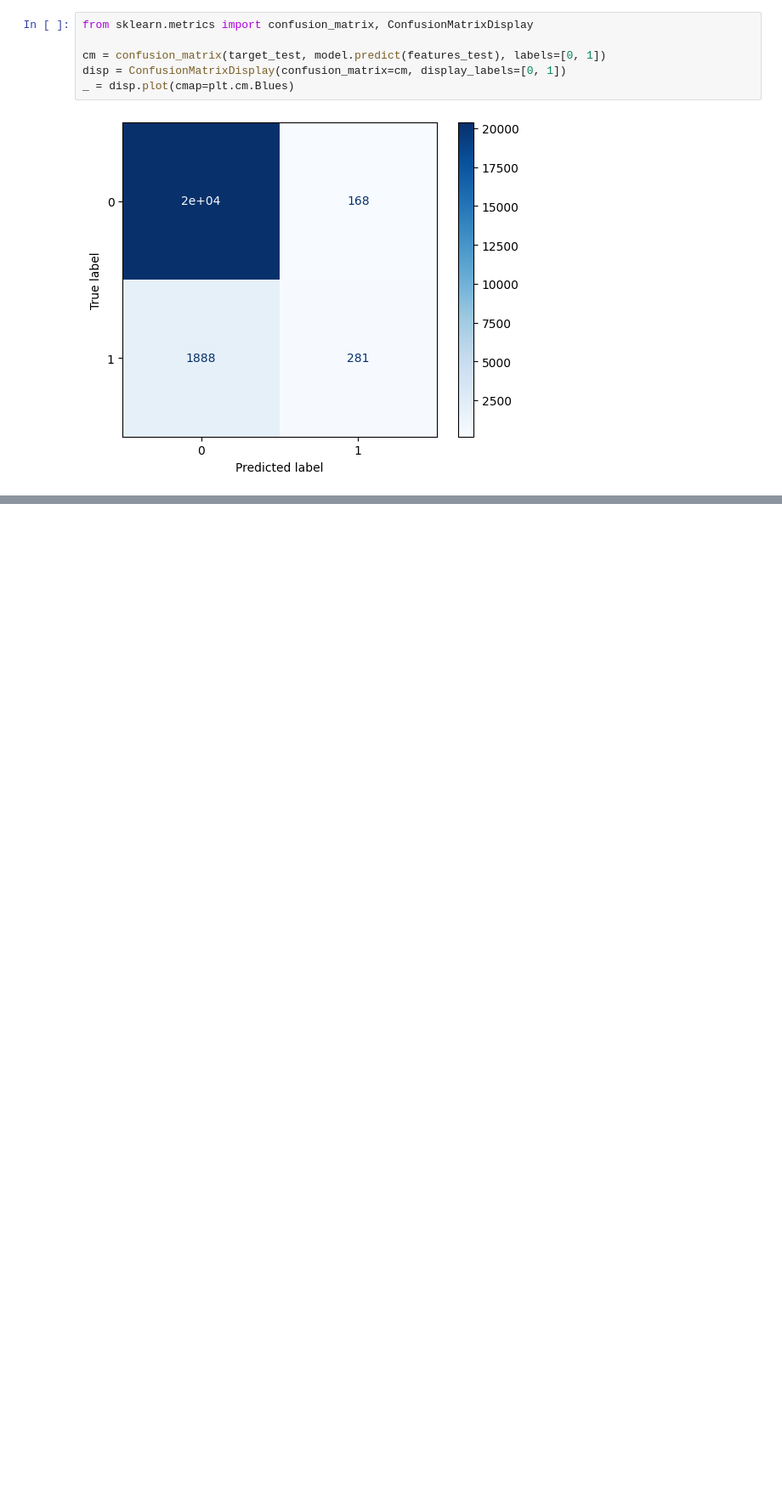
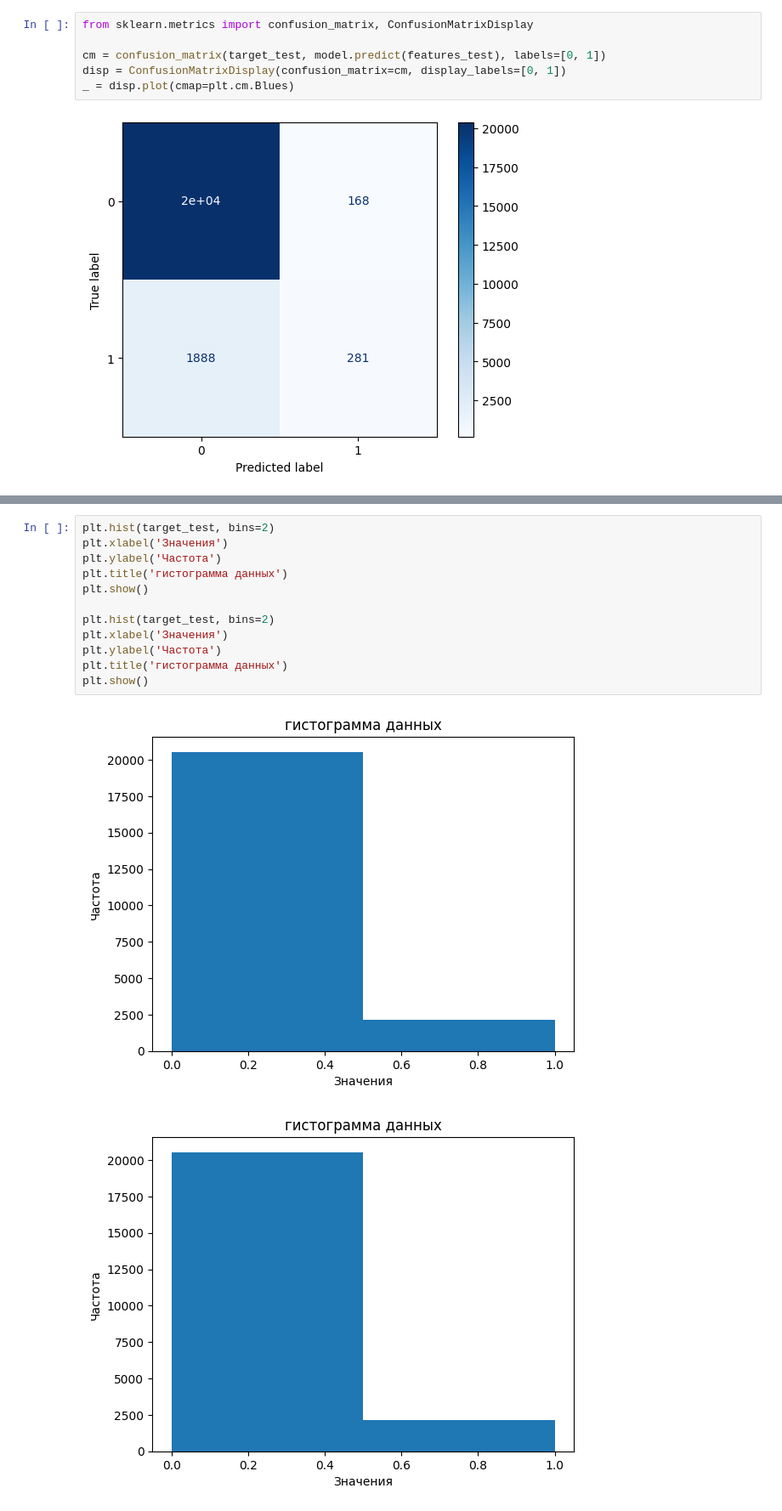
Before and after one commit to Ghostikxd/4.1_labs, a Jupyter notebook: SII/lab2/lab2.ipynb, the cells around one changed output, grey strips where cells are left out. Shown at 85% size. Drawn from its saved outputs; the diff is of its cells as text; blank space fills up the shorter version.

```diff
--- a/SII/lab2/lab2.ipynb
+++ b/SII/lab2/lab2.ipynb
@@ -226,3 +226,18 @@ F1 Score train: 0.20759185330536573
+# %%
+plt.hist(target_test, bins=2)
+plt.xlabel('Значения')
+plt.ylabel('Частота')
+plt.title('гистограмма данных')
+plt.show()
+
+plt.hist(target_test, bins=2)
+plt.xlabel('Значения')
+plt.ylabel('Частота')
+plt.title('гистограмма данных')
+plt.show()
+# %% [output]
+[figure, added]
+[figure, added]
 # %%
 from sklearn.utils import resample
 
```
Also changed, not shown: parts of 11 cells of this notebook, 4 other files.
